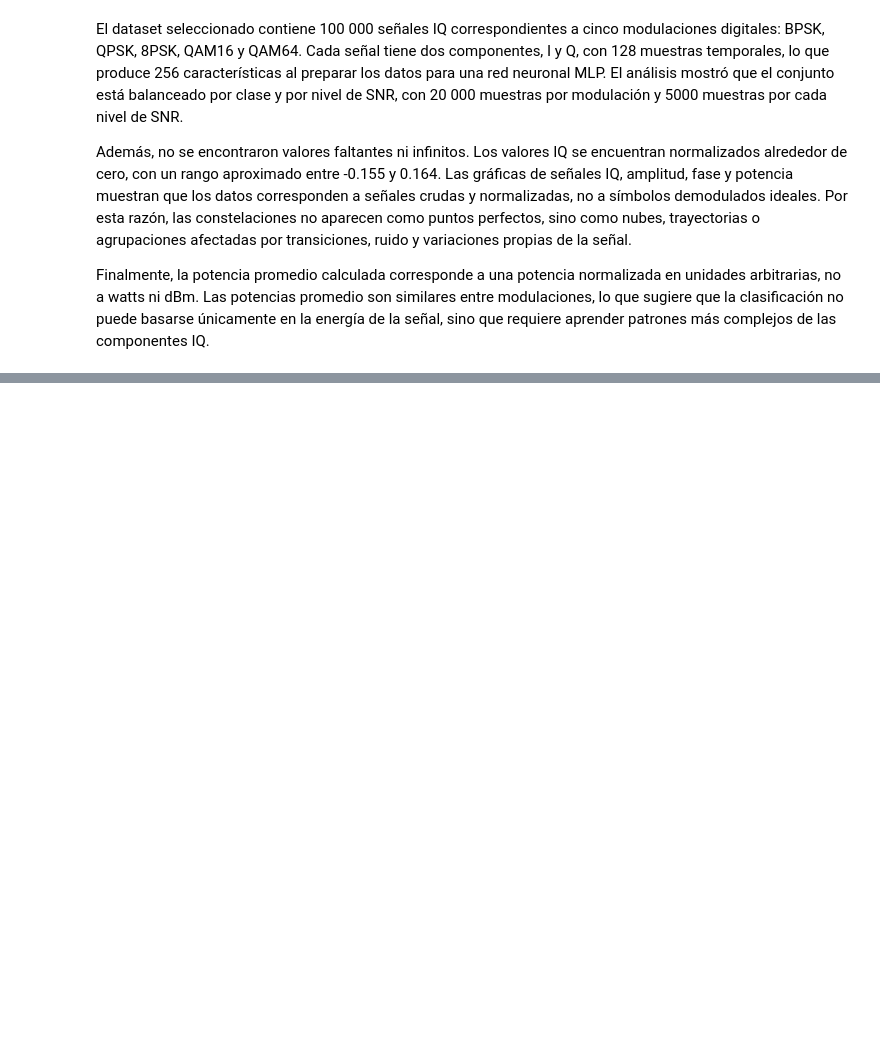
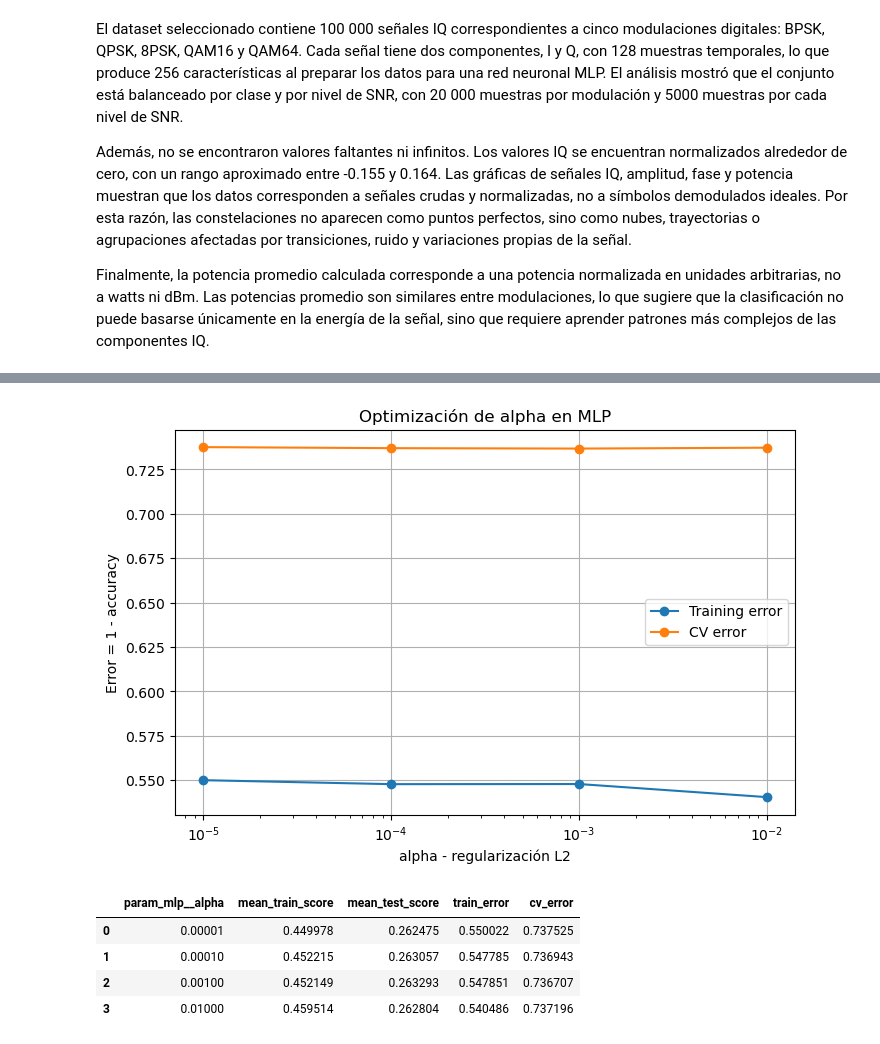
Before and after one commit to gbberru/ML-Digital-Modulations-classifier, a Jupyter notebook: notebook/digital-modulations-classifier.ipynb, the cells around one changed output, grey strips where cells are left out. Cells and saved outputs as stored; diff of their text form; code cells hidden in the pictures; blank space fills up the shorter version.

```diff
--- a/notebook/digital-modulations-classifier.ipynb
+++ b/notebook/digital-modulations-classifier.ipynb
@@ -402,0 +671,6 @@ Finalmente, la potencia promedio calculada corresponde a una potencia normalizad
+# %%
+cv_opt = RepeatedStratifiedKFold(
+    n_splits=5,
+    n_repeats=2,
+    random_state=42
+)
@@ -402,0 +749,42 @@ Finalmente, la potencia promedio calculada corresponde a una potencia normalizad
+# %%
+results_mlp = pd.DataFrame(grid_search_mlp.cv_results_)
+
+# Agrupar resultados por alpha
+mlp_alpha_curve = results_mlp.groupby("param_mlp__alpha").agg({
+    "mean_train_score": "mean",
+    "mean_test_score": "mean"
+}).reset_index()
+
+mlp_alpha_curve["train_error"] = 1 - mlp_alpha_curve["mean_train_score"]
+mlp_alpha_curve["cv_error"] = 1 - mlp_alpha_curve["mean_test_score"]
+
+plt.figure(figsize=(8, 5))
+plt.plot(
+    mlp_alpha_curve["param_mlp__alpha"],
+    mlp_alpha_curve["train_error"],
+    marker="o",
+    label="Training error"
+)
+plt.plot(
+    mlp_alpha_curve["param_mlp__alpha"],
+    mlp_alpha_curve["cv_error"],
+    marker="o",
+    label="CV error"
+)
+
+plt.xscale("log")
+plt.title("Optimización de alpha en MLP")
+plt.xlabel("alpha - regularización L2")
+plt.ylabel("Error = 1 - accuracy")
+plt.legend()
+plt.grid(True)
+plt.show()
+
+mlp_alpha_curve
+# %% [output]
+[figure, added]
+|  | param_mlp__alpha | mean_train_score | mean_test_score | train_error | cv_error |
+| 0 | 0.00001 | 0.449978 | 0.262475 | 0.550022 | 0.737525 |
+| 1 | 0.00010 | 0.452215 | 0.263057 | 0.547785 | 0.736943 |
+| 2 | 0.00100 | 0.452149 | 0.263293 | 0.547851 | 0.736707 |
+| 3 | 0.01000 | 0.459514 | 0.262804 | 0.540486 | 0.737196 |
```
Also changed, not shown: parts of 42 cells of this notebook.
